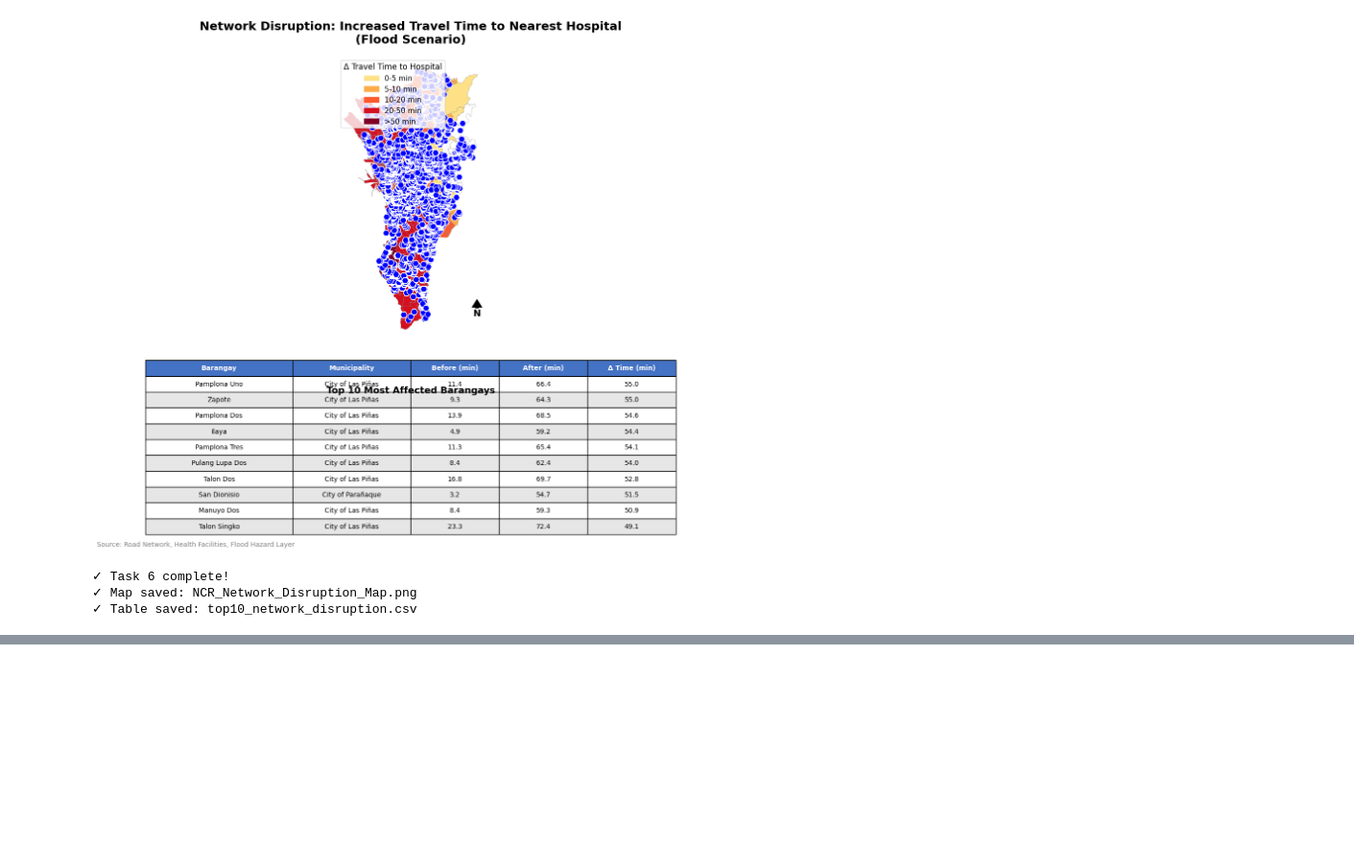
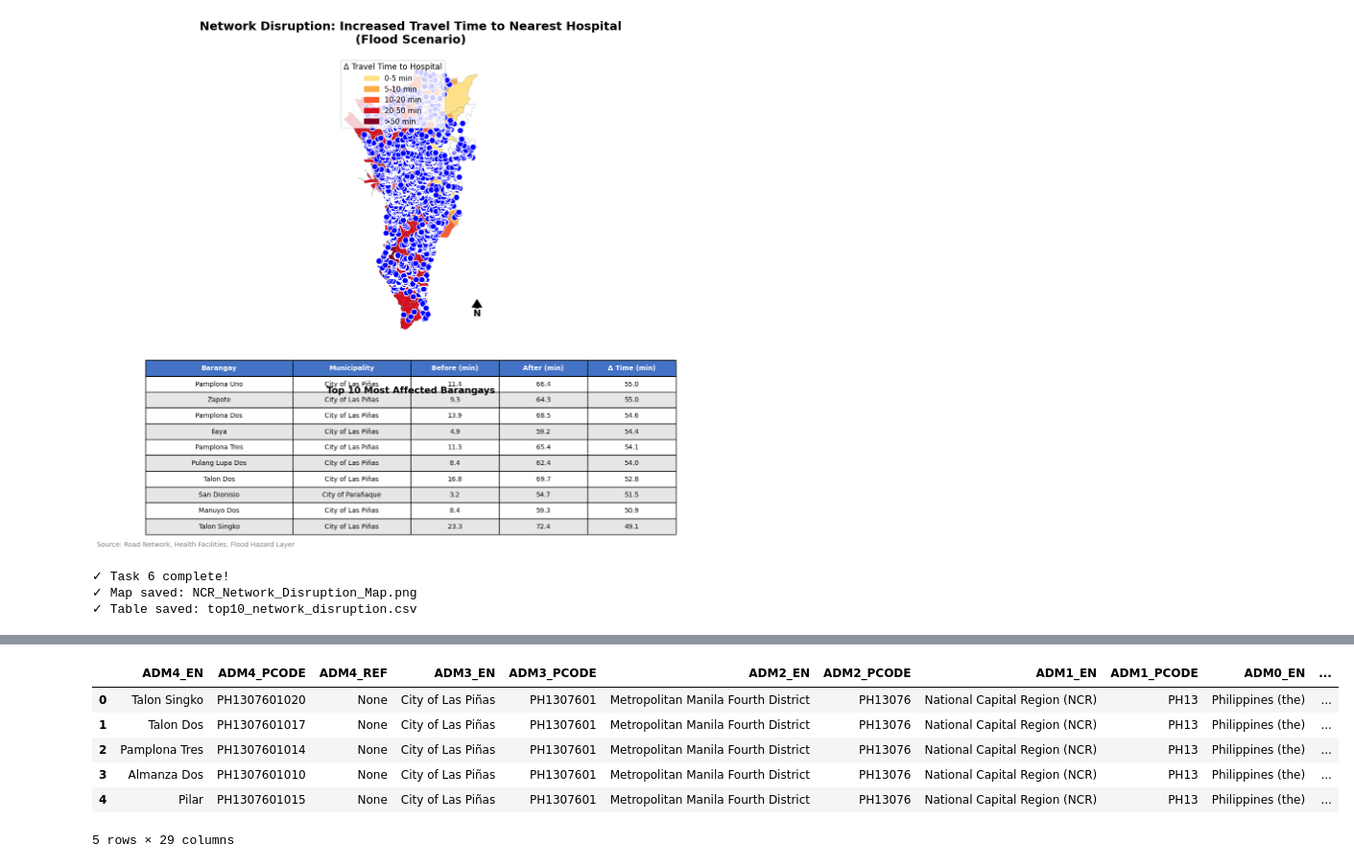
Before and after one commit to Gurlly/case_study_flood, a Jupyter notebook: NOTEBOOKS/03_network_disruption.ipynb, the cells around one changed output, grey strips where cells are left out. Shown at 96% size. Saved outputs shown, nothing was run; the diff lists cells and outputs as text; code cells hidden in the pictures; blank space fills up the shorter version.

```diff
--- a/NOTEBOOKS/03_network_disruption.ipynb
+++ b/NOTEBOOKS/03_network_disruption.ipynb
@@ -14,7 +14,7 @@ import os
 # =============================================================================
 # 1. LOAD DATA
 # =============================================================================
-clip_dir = "D:\\Github\\case_study_flood\\DATASETS\\CLIP"
+clip_dir = "F:\\Data Visualization\\Case Study\\DATASETS\\Clip"
 
 adm4_ncr = gpd.read_file(f"{clip_dir}/adm4_ncr.shp")
 flood_ncr = gpd.read_file(f"{clip_dir}/flood_ncr.shp")
@@ -416,0 +571,10 @@ print(f"✓ Table saved: top10_network_disruption.csv")
+# %%
+adm4_folium.head()
+# %% [output]
+|  | ADM4_EN | ADM4_PCODE | ADM4_REF | ADM3_EN | ADM3_PCODE | ADM2_EN | ADM2_PCODE | ADM1_EN | ADM1_PCODE | ADM0_EN | ... |
+| 0 | Talon Singko | PH1307601020 | None | City of Las Piñas | PH1307601 | Metropolitan Manila Fourth District | PH13076 | National Capital Region (NCR) | PH13 | Philippines (the) | ... |
+| 1 | Talon Dos | PH1307601017 | None | City of Las Piñas | PH1307601 | Metropolitan Manila Fourth District | PH13076 | National Capital Region (NCR) | PH13 | Philippines (the) | ... |
+| 2 | Pamplona Tres | PH1307601014 | None | City of Las Piñas | PH1307601 | Metropolitan Manila Fourth District | PH13076 | National Capital Region (NCR) | PH13 | Philippines (the) | ... |
+| 3 | Almanza Dos | PH1307601010 | None | City of Las Piñas | PH1307601 | Metropolitan Manila Fourth District | PH13076 | National Capital Region (NCR) | PH13 | Philippines (the) | ... |
+| 4 | Pilar | PH1307601015 | None | City of Las Piñas | PH1307601 | Metropolitan Manila Fourth District | PH13076 | National Capital Region (NCR) | PH13 | Philippines (the) | ... |
+5 rows × 29 columns
```
Also changed, not shown: parts of 19 cells of this notebook, 3 other files.
